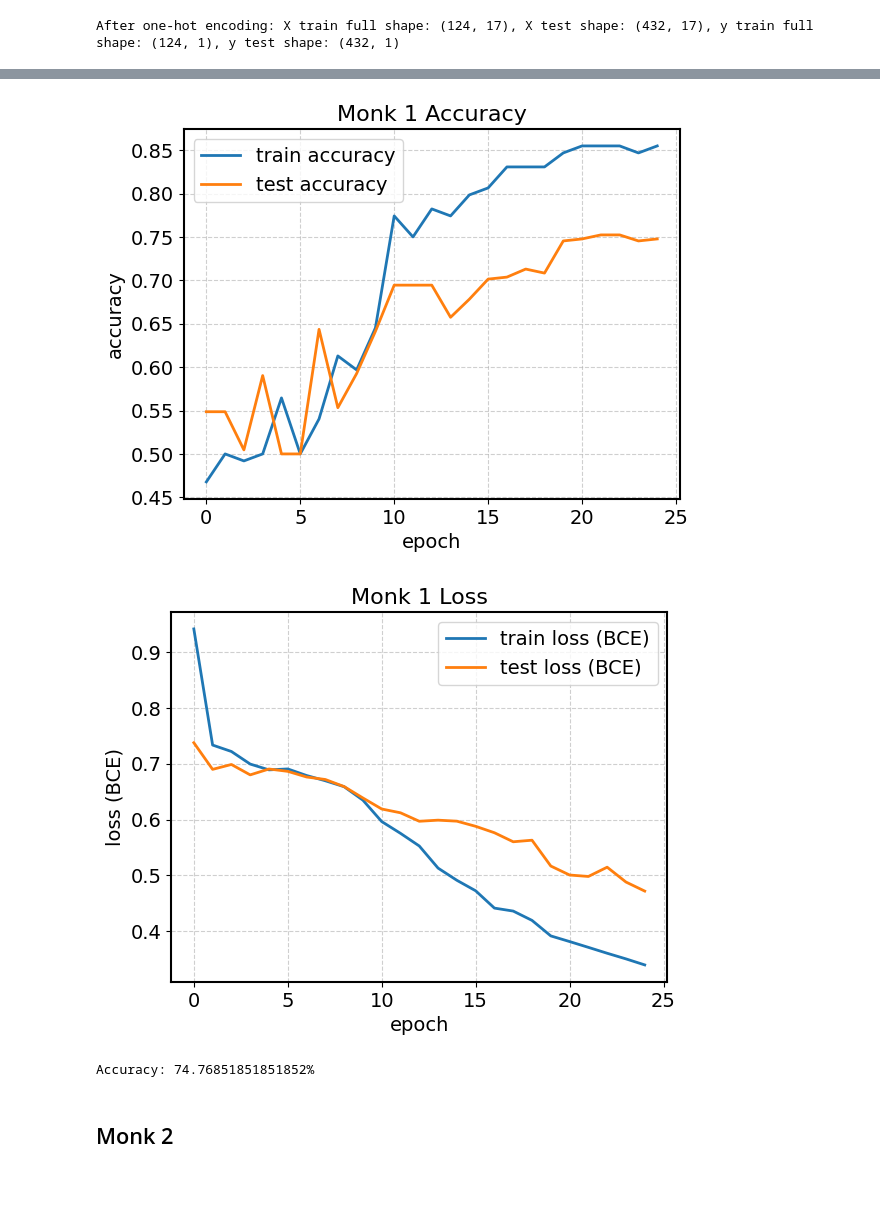
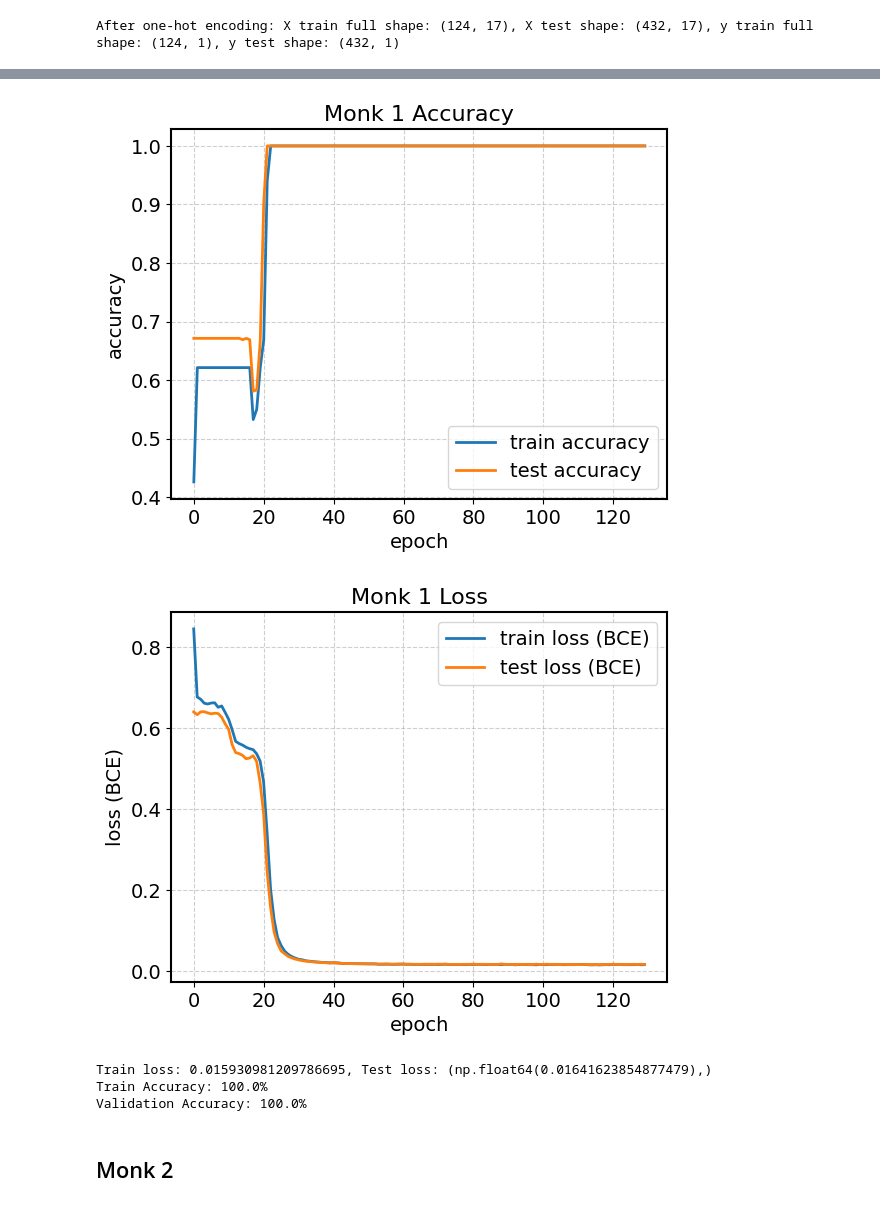
Before and after one commit to effe1209/ProjectML_Course, a Jupyter notebook: monk.ipynb, the cells around one changed output, grey strips where cells are left out. Drawn from its saved outputs; the diff is of its cells as text; code cells hidden in the pictures.

```diff
--- a/monk.ipynb
+++ b/monk.ipynb
@@ -117,48 +117,57 @@ KeyboardInterrupt:
 # %%
 ### chosen configuration
-'''Config index: ([17, 4, 1], ['tanh', 'identity'], 'binary cross entropy sigmoid', 0.01, 0, 0.9, 16), Avg Epochs: 250, Mean Accuracy: 100.0%,
-           training instability coeff validation: 0.5537336571010942,
-           training instability coeff train: 1.627195811844775,
-           training loss-val loss diff: 5.341749367202227,
-           Mean Epochs: 250'''
+'''Config index: ([17, 4, 1], ['leaky relu', 'identity'], 'binary cross entropy sigmoid', 0.1, 0.001, 0.9, 16), Mean Accuracy: 100.0%,
+            training instability coeff validation: 4.013427718042067,
+            training instability coeff train: 5.148047165220225,
+            training loss-val loss diff: 4.037472546555657,
+            Mean Epochs: 130'''
 
 # Choose the best configuration and train it on the full training set, evaluate on the test set
-NEURAL_NETWORK_ARCHITECTURE, NEURAL_NETWORK_ACTIVATION, LOSS_F, ETA, LAMBDA, ALPHA, BATCH_SIZE = [17, 2, 1], ['tanh', 'identity'], 'binary cross entropy sigmoid', 0.1, 0, 0.9, 32
-EPOCHS = 25
+NEURAL_NETWORK_ARCHITECTURE, NEURAL_NETWORK_ACTIVATION, LOSS_F, ETA, LAMBDA, ALPHA, BATCH_SIZE = [17, 4, 1], ['leaky relu', 'identity'], 'binary cross entropy sigmoid', 0.1, 0.001, 0.9, 16
+EPOCHS = 130
 
 nn = NeuralNetwork(NEURAL_NETWORK_ARCHITECTURE, NEURAL_NETWORK_ACTIVATION)
 trainer = Trainer(
     nn=nn,
     loss=Loss(LOSS_F),
     X_train=X_train_full,
     y_train=y_train_full,
     X_val = X_test,
     y_val=y_test,
     epochs=EPOCHS,
     early_stopping=EPOCHS + 1, #can't early stop because we are using the test set as final evaluation, the +1 is to be extra sure
     eta=ETA,                   # Learning rate iniziale
     lam=LAMBDA,                # L2
     alpha=ALPHA,               # Momentum
     batch_size=BATCH_SIZE,
     shuffle_batches=True
 )
 # still returns the best nn, but we don-t use it for accuracy calculation nor early stopping otherwise it is data leakage
 best_nn, train_loss_vector, test_loss_vector = trainer.train(print_epochs=False, plot_accuracy=True, plot_title='Monk 1 Accuracy')
 
 #plot curves
 plot_curves(train_loss_vector, test_loss_vector, 'loss (BCE)', 'test', title = 'Monk 1 Loss', save_plots=True)
+print(f"Train loss: {train_loss_vector[-1]}, Test loss: {test_loss_vector[-1],}")
 
+out = nn.forward(X_train_full)[-1][-1]  #have to use the last trained nn, otherwise is data leakage
+if LOSS_F == 'binary cross entropy sigmoid':
+  out = sigmoid(out)
+
+predictions = np.round(out)
+print(f"Train Accuracy: {np.mean(predictions == y_train_full) * 100}%")
 # val accuracy, we can't early stop because we are using the test set as final evaluation, we can't pick the best nn, we have to use the last nn
 out = nn.forward(X_test)[-1][-1]  #have to use the last trained nn, otherwise is data leakage
 if LOSS_F == 'binary cross entropy sigmoid':
   out = sigmoid(out)
 
 predictions = np.round(out)
-print(f"Accuracy: {np.mean(predictions == y_test) * 100}%")
+print(f"Validation Accuracy: {np.mean(predictions == y_test) * 100}%")
 # %% [output]
-[figure, old version]
+[figure, new version]
-[figure, old version]
+[figure, new version]
-Accuracy: 74.76851851851852%
+Train loss: 0.015930981209786695, Test loss: (np.float64(0.01641623854877479),)
+Train Accuracy: 100.0%
+Validation Accuracy: 100.0%
 # %% [markdown]
 ## Monk 2
 # %%
```
Also changed, not shown: parts of 13 cells of this notebook, 4 other files.
